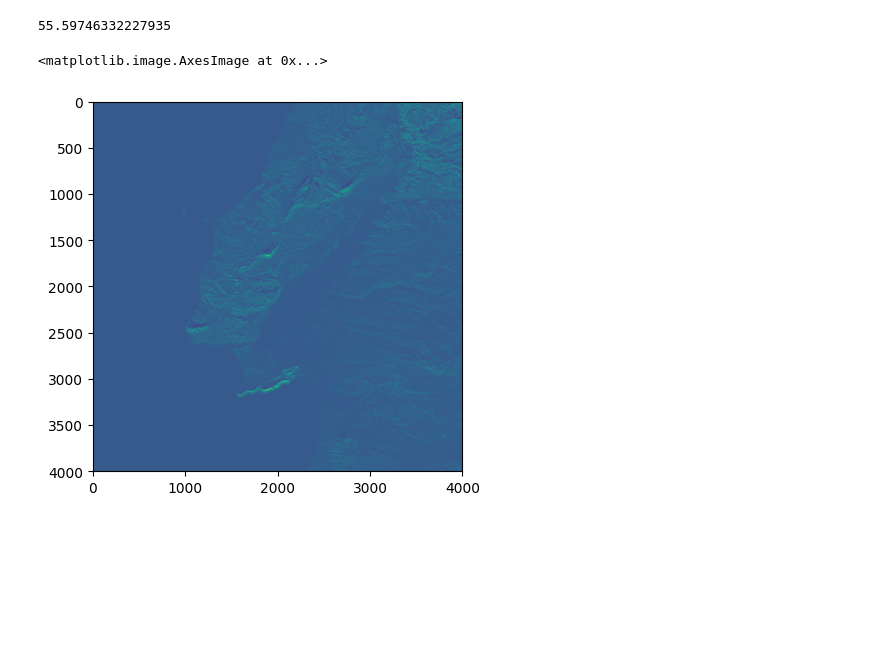
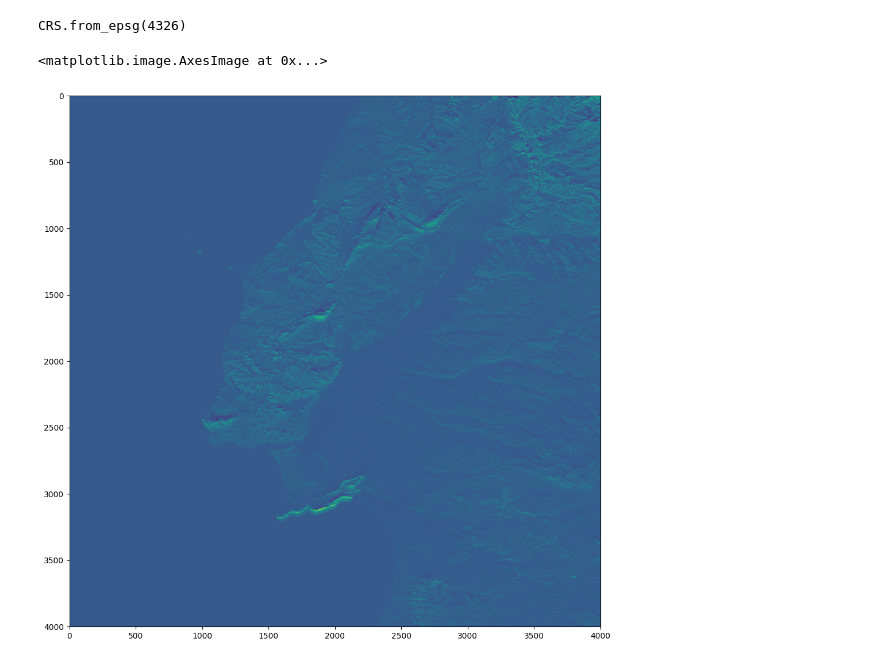
Before and after one commit to armkhudinyan/TOPEX, a Jupyter notebook: exposure.ipynb, the cells around one changed output. Cells and saved outputs as stored; diff of their text form; code cells hidden in the pictures; blank space fills up the shorter version.

```diff
--- a/exposure.ipynb
+++ b/exposure.ipynb
@@ -18,15 +29,15 @@ sea_mask = ~land_mask
 R = 6_371_000  # m (Average Earth radius)
 DEGREE_LENGTH = 2 * np.pi * R / 360
 # image res in meters
-src.meta['transform'][0] * DEGREE_LENGTH
+src.crs
 # NOTE: we assume the DEM .tif file is in WGS CRS, not projected
 #       And we assume that the pixel resolution on both directions are same
 # %% [output]
-55.59746332227935
+CRS.from_epsg(4326)
 # %%
 # Define input variables for Topex model
 max_distance = 2000 # meters. The farthest distance to calculate the max slope. Initial version was 2000m
 interval = 100 # meters. The intervals to iteretively chekc for max slope angle
-pixel_spacing = src.meta['transform'][0] * DEGREE_LENGTH # image res in meters
+pixel_spacing = src.meta['transform'][4] * DEGREE_LENGTH # image res in meters
 # %%
 topex = Topex(dem, max_distance, interval, pixel_spacing)
@@ -38,9 +46,9 @@ topex_name = ['TOPEX_N', 'TOPEX_NE', 'TOPEX_E', 'TOPEX_SE', 'TOPEX_S', 'TOPEX_SW
 # %%
 plt.figure(figsize=(12,12))
-plt.imshow(res[0])
+plt.imshow(topex_all[0])
 # %% [output]
 <matplotlib.image.AxesImage at 0x...>
-[figure, old version]
+[figure, new version]
 # %%
 # Write each TOPEX map in a separate .tif file
 profile.update(dtype=rio.float32, count=1)
```
Also changed, not shown: parts of 4 cells of this notebook.
